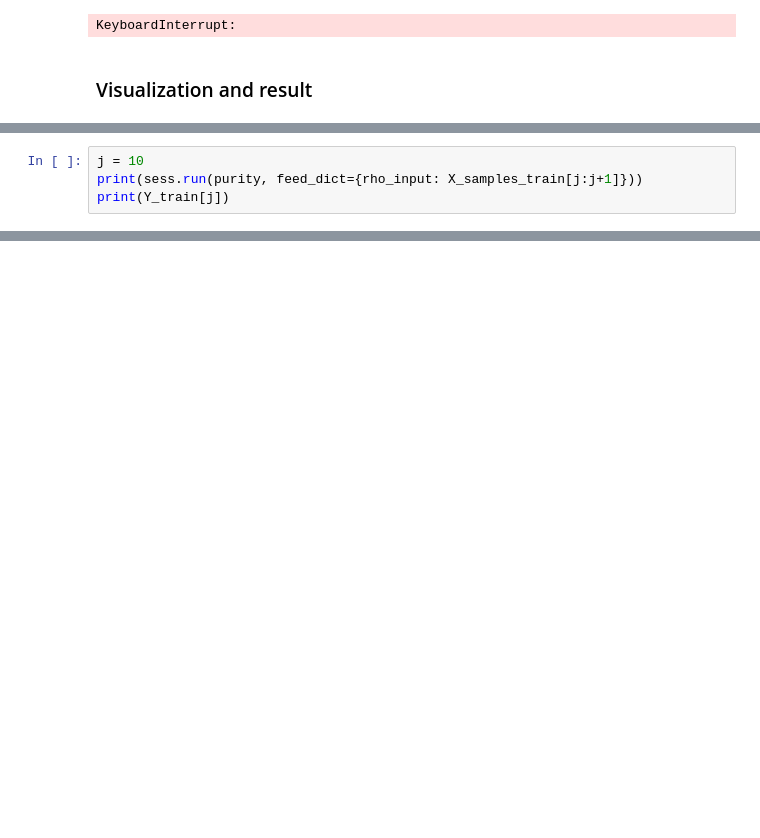
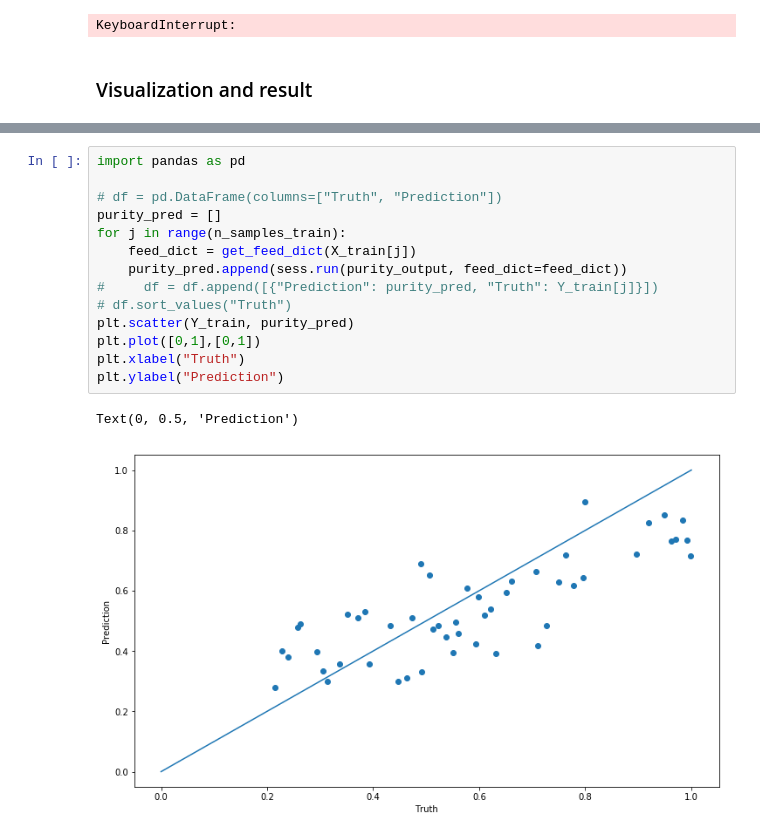
Before and after one commit to artix41/master-thesis, a Jupyter notebook: purity-network.ipynb, the cells around one changed output, grey strips where cells are left out. Saved outputs shown, nothing was run; the diff lists cells and outputs as text; blank space fills up the shorter version.

```diff
--- a/purity-network.ipynb
+++ b/purity-network.ipynb
@@ -318,4 +215,0 @@ plt.plot(cost_val_list)
-# %%
-j = 10
-print(sess.run(purity, feed_dict={rho_input: X_samples_train[j:j+1]}))
-print(Y_train[j])
@@ -327,0 +216,17 @@ print(Y_train[j])
+# %%
+import pandas as pd
+
+# df = pd.DataFrame(columns=["Truth", "Prediction"])
+purity_pred = []
+for j in range(n_samples_train):
+    feed_dict = get_feed_dict(X_train[j])
+    purity_pred.append(sess.run(purity_output, feed_dict=feed_dict))
+#     df = df.append([{"Prediction": purity_pred, "Truth": Y_train[j]}])
+# df.sort_values("Truth")
+plt.scatter(Y_train, purity_pred)
+plt.plot([0,1],[0,1])
+plt.xlabel("Truth")
+plt.ylabel("Prediction")
+# %% [output]
+Text(0, 0.5, 'Prediction')
+[figure, added]
```
Also changed, not shown: parts of 53 cells of this notebook.
